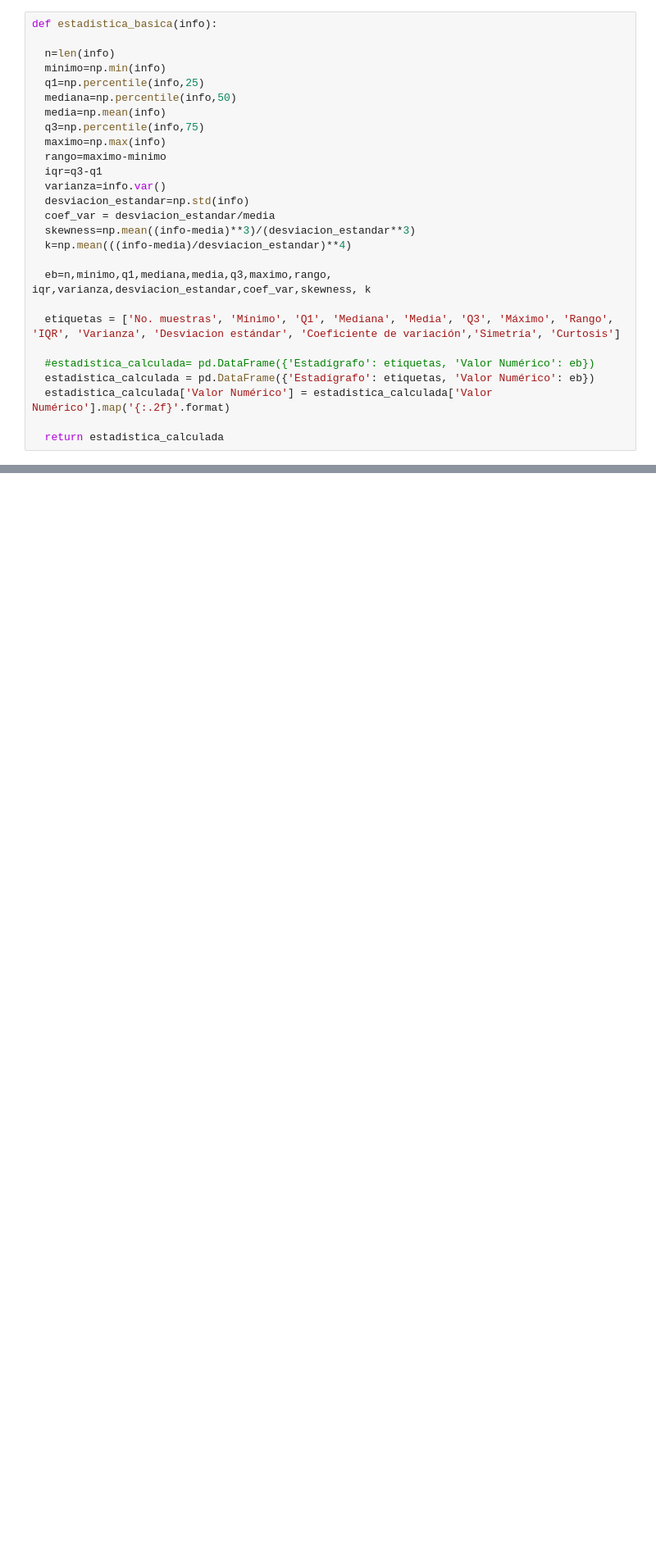
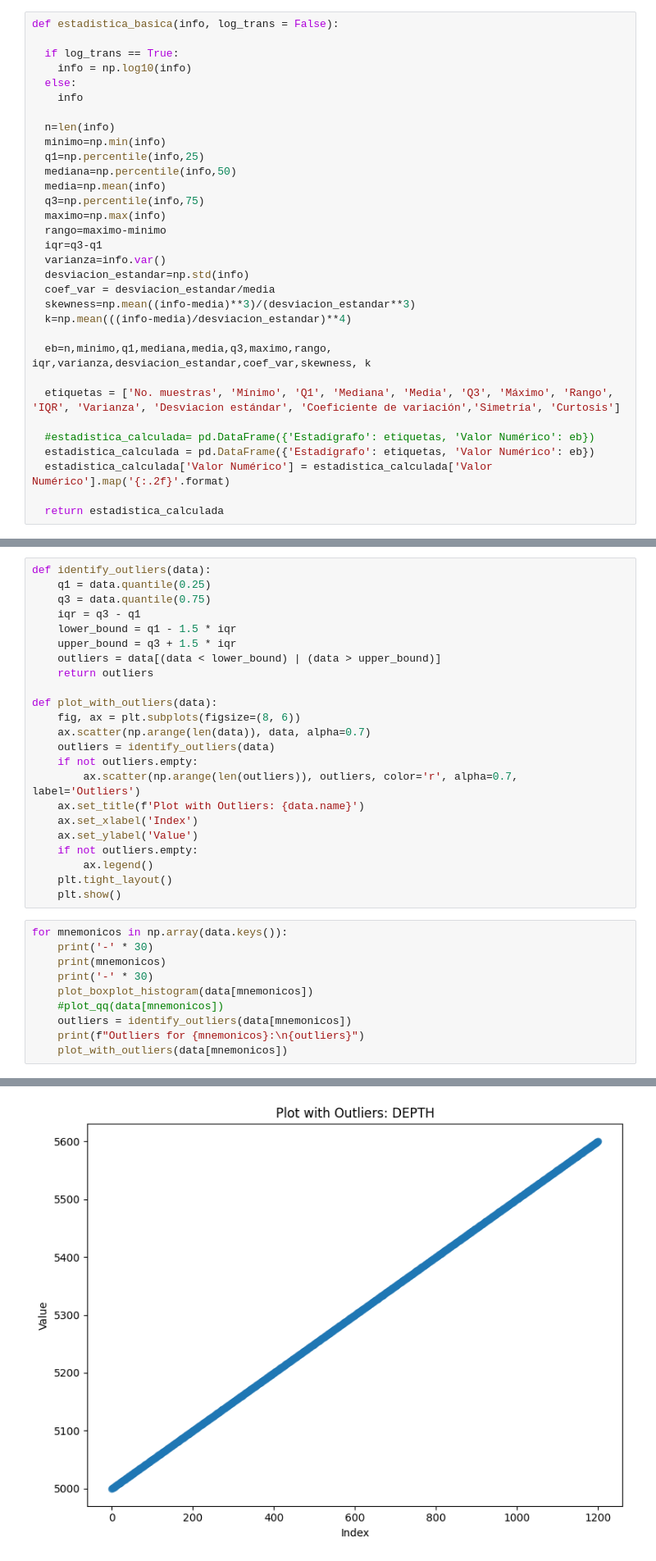
Before and after one commit to smoralesc91/DataScience2024, a Jupyter notebook: T1_mod_ver1.ipynb, the cells around one changed output, grey strips where cells are left out. Shown at 82% size. Saved outputs shown, nothing was run; the diff lists cells and outputs as text; blank space fills up the shorter version.

```diff
--- a/T1_mod_ver1.ipynb
+++ b/T1_mod_ver1.ipynb
@@ -66,7 +66,12 @@ data.describe()
 # %% [markdown]
 # Funciones
 # %%
-def estadistica_basica(info):
+def estadistica_basica(info, log_trans = False):
+
+  if log_trans == True:
+    info = np.log10(info)
+  else:
+    info
 
   n=len(info)
   minimo=np.min(info)
@@ -452,0 +440,34 @@ plt.show()
+# %%
+def identify_outliers(data):
+    q1 = data.quantile(0.25)
+    q3 = data.quantile(0.75)
+    iqr = q3 - q1
+    lower_bound = q1 - 1.5 * iqr
+    upper_bound = q3 + 1.5 * iqr
+    outliers = data[(data < lower_bound) | (data > upper_bound)]
+    return outliers
+
+def plot_with_outliers(data):
+    fig, ax = plt.subplots(figsize=(8, 6))
+    ax.scatter(np.arange(len(data)), data, alpha=0.7)
+    outliers = identify_outliers(data)
+    if not outliers.empty:
+        ax.scatter(np.arange(len(outliers)), outliers, color='r', alpha=0.7, label='Outliers')
+    ax.set_title(f'Plot with Outliers: {data.name}')
+    ax.set_xlabel('Index')
+    ax.set_ylabel('Value')
+    if not outliers.empty:
+        ax.legend()
+    plt.tight_layout()
+    plt.show()
+# %%
+for mnemonicos in np.array(data.keys()):
+    print('-' * 30)
+    print(mnemonicos)
+    print('-' * 30)
+    plot_boxplot_histogram(data[mnemonicos])
+    #plot_qq(data[mnemonicos])
+    outliers = identify_outliers(data[mnemonicos])
+    print(f"Outliers for {mnemonicos}:\n{outliers}")
+    plot_with_outliers(data[mnemonicos])
+# %% [output]
@@ -452,0 +480 @@ plt.show()
+[figure, added]
```
Also changed, not shown: parts of 4 cells of this notebook.
